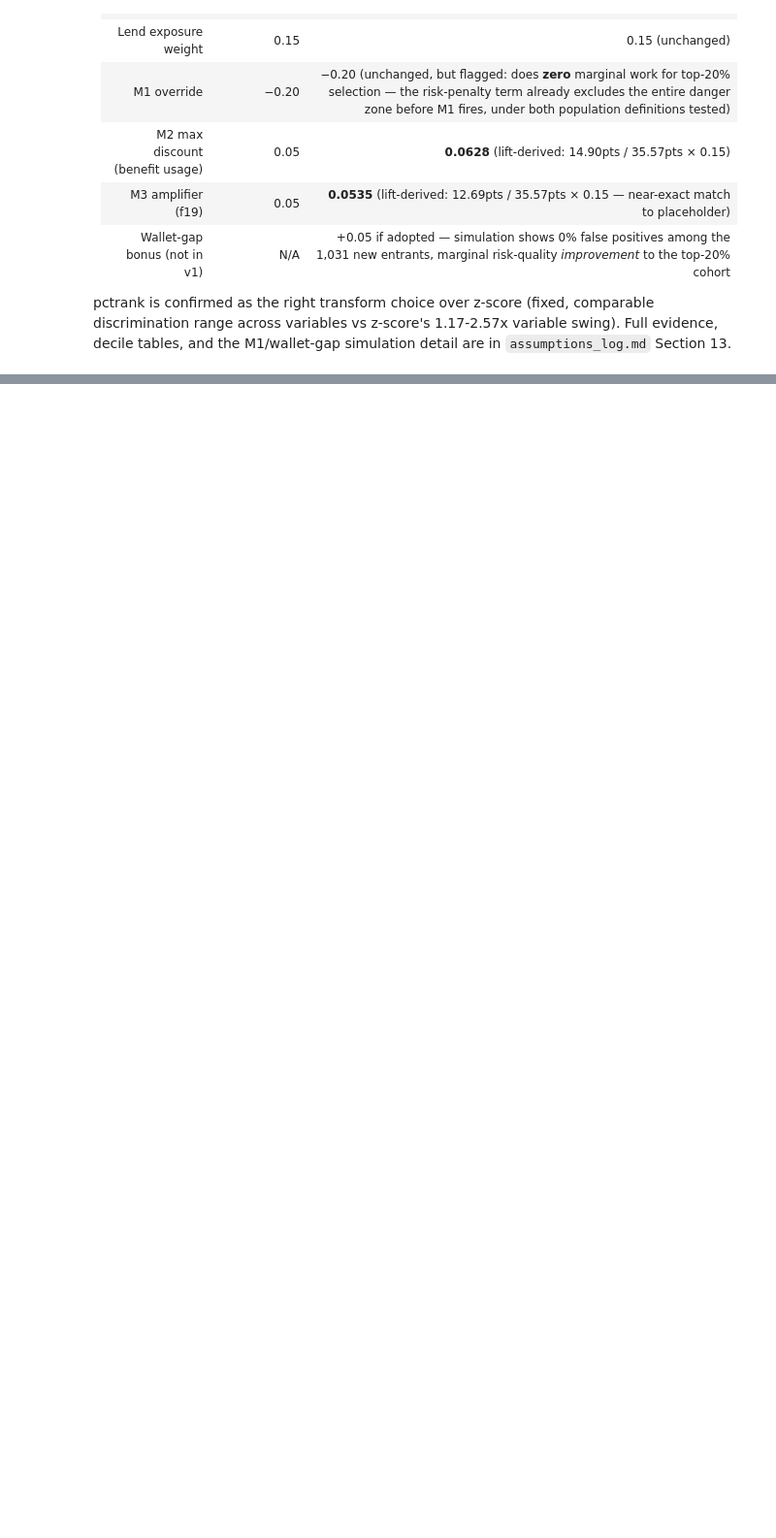
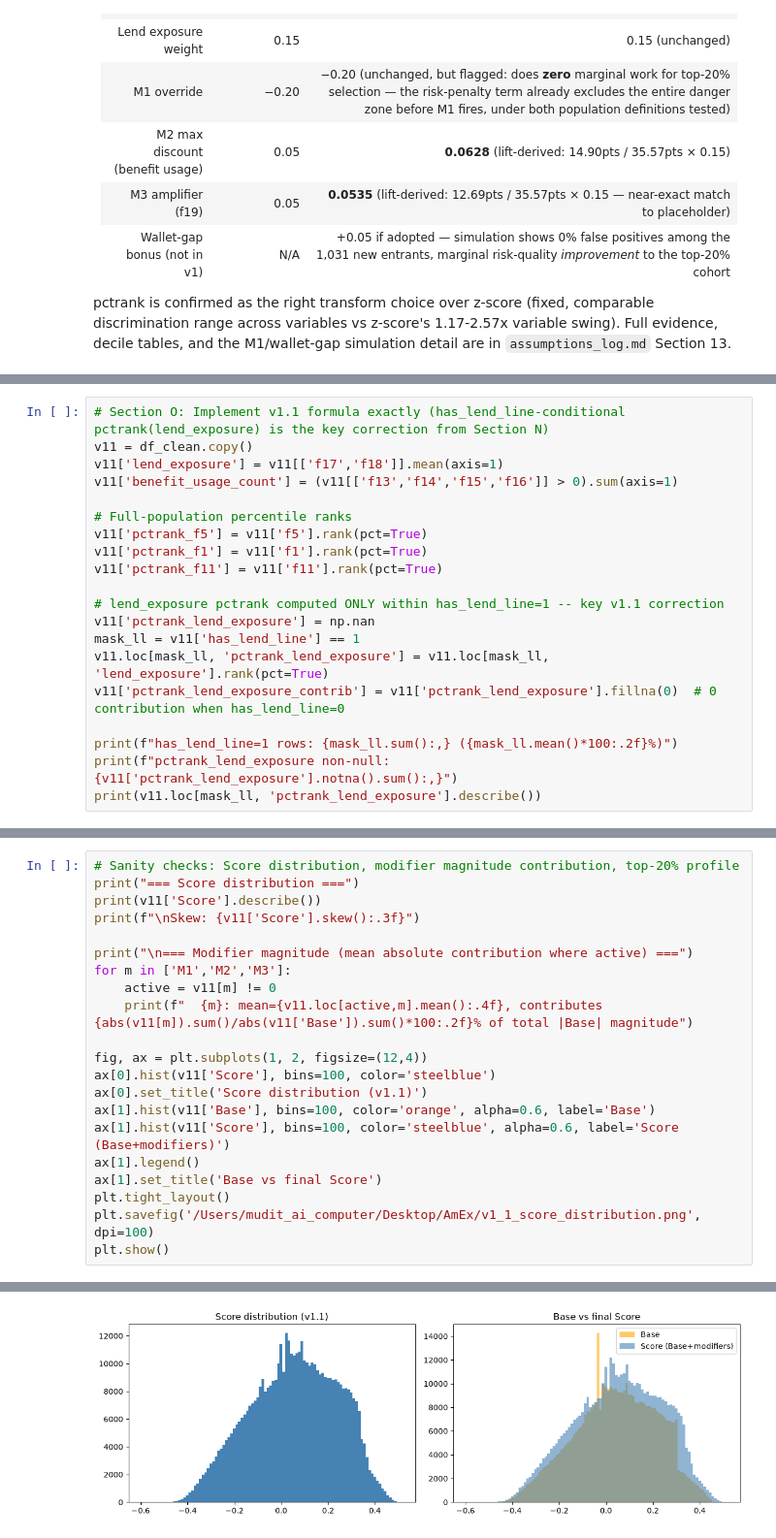
Before and after one commit to itsfrozenmind/amex-eda, a Jupyter notebook: dataset_explore.ipynb, the cells around one changed output, grey strips where cells are left out. Shown at 97% size. Saved outputs shown, nothing was run; the diff lists cells and outputs as text; blank space fills up the shorter version.

```diff
--- a/dataset_explore.ipynb
+++ b/dataset_explore.ipynb
@@ -2726,0 +2732,20 @@ pctrank is confirmed as the right transform choice over z-score (fixed, comparab
+# %%
+# Section O: Implement v1.1 formula exactly (has_lend_line-conditional pctrank(lend_exposure) is the key correction from Section N)
+v11 = df_clean.copy()
+v11['lend_exposure'] = v11[['f17','f18']].mean(axis=1)
+v11['benefit_usage_count'] = (v11[['f13','f14','f15','f16']] > 0).sum(axis=1)
+
+# Full-population percentile ranks
+v11['pctrank_f5'] = v11['f5'].rank(pct=True)
+v11['pctrank_f1'] = v11['f1'].rank(pct=True)
+v11['pctrank_f11'] = v11['f11'].rank(pct=True)
+
+# lend_exposure pctrank computed ONLY within has_lend_line=1 -- key v1.1 correction
+v11['pctrank_lend_exposure'] = np.nan
+mask_ll = v11['has_lend_line'] == 1
+v11.loc[mask_ll, 'pctrank_lend_exposure'] = v11.loc[mask_ll, 'lend_exposure'].rank(pct=True)
+v11['pctrank_lend_exposure_contrib'] = v11['pctrank_lend_exposure'].fillna(0)  # 0 contribution when has_lend_line=0
+
+print(f"has_lend_line=1 rows: {mask_ll.sum():,} ({mask_ll.mean()*100:.2f}%)")
+print(f"pctrank_lend_exposure non-null: {v11['pctrank_lend_exposure'].notna().sum():,}")
+print(v11.loc[mask_ll, 'pctrank_lend_exposure'].describe())
@@ -2726,0 +2797,22 @@ pctrank is confirmed as the right transform choice over z-score (fixed, comparab
+# %%
+# Sanity checks: Score distribution, modifier magnitude contribution, top-20% profile
+print("=== Score distribution ===")
+print(v11['Score'].describe())
+print(f"\nSkew: {v11['Score'].skew():.3f}")
+
+print("\n=== Modifier magnitude (mean absolute contribution where active) ===")
+for m in ['M1','M2','M3']:
+    active = v11[m] != 0
+    print(f"  {m}: mean={v11.loc[active,m].mean():.4f}, contributes {abs(v11[m]).sum()/abs(v11['Base']).sum()*100:.2f}% of total |Base| magnitude")
+
+fig, ax = plt.subplots(1, 2, figsize=(12,4))
+ax[0].hist(v11['Score'], bins=100, color='steelblue')
+ax[0].set_title('Score distribution (v1.1)')
+ax[1].hist(v11['Base'], bins=100, color='orange', alpha=0.6, label='Base')
+ax[1].hist(v11['Score'], bins=100, color='steelblue', alpha=0.6, label='Score (Base+modifiers)')
+ax[1].legend()
+ax[1].set_title('Base vs final Score')
+plt.tight_layout()
+plt.savefig('/Users/mudit_ai_computer/Desktop/AmEx/v1_1_score_distribution.png', dpi=100)
+plt.show()
+# %% [output]
@@ -2726,0 +2836 @@ pctrank is confirmed as the right transform choice over z-score (fixed, comparab
+[figure, added]
```
Also changed, not shown: parts of 8 cells of this notebook, 3 other files.
